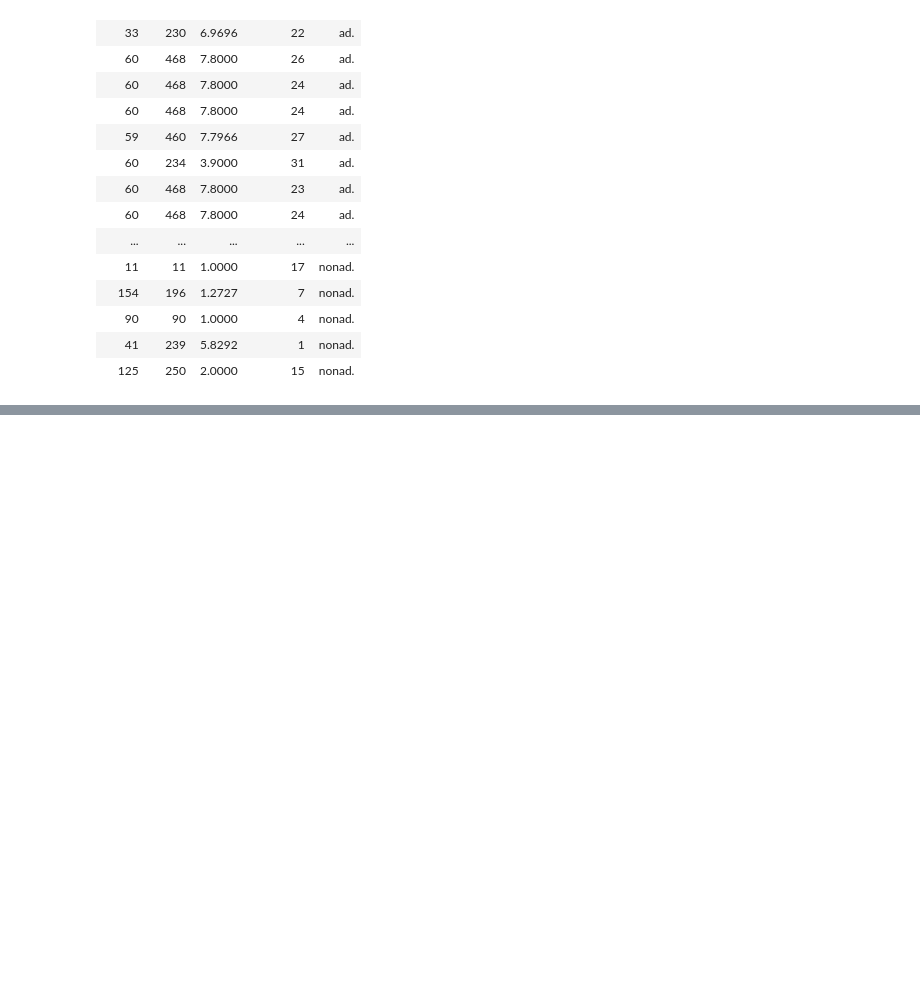
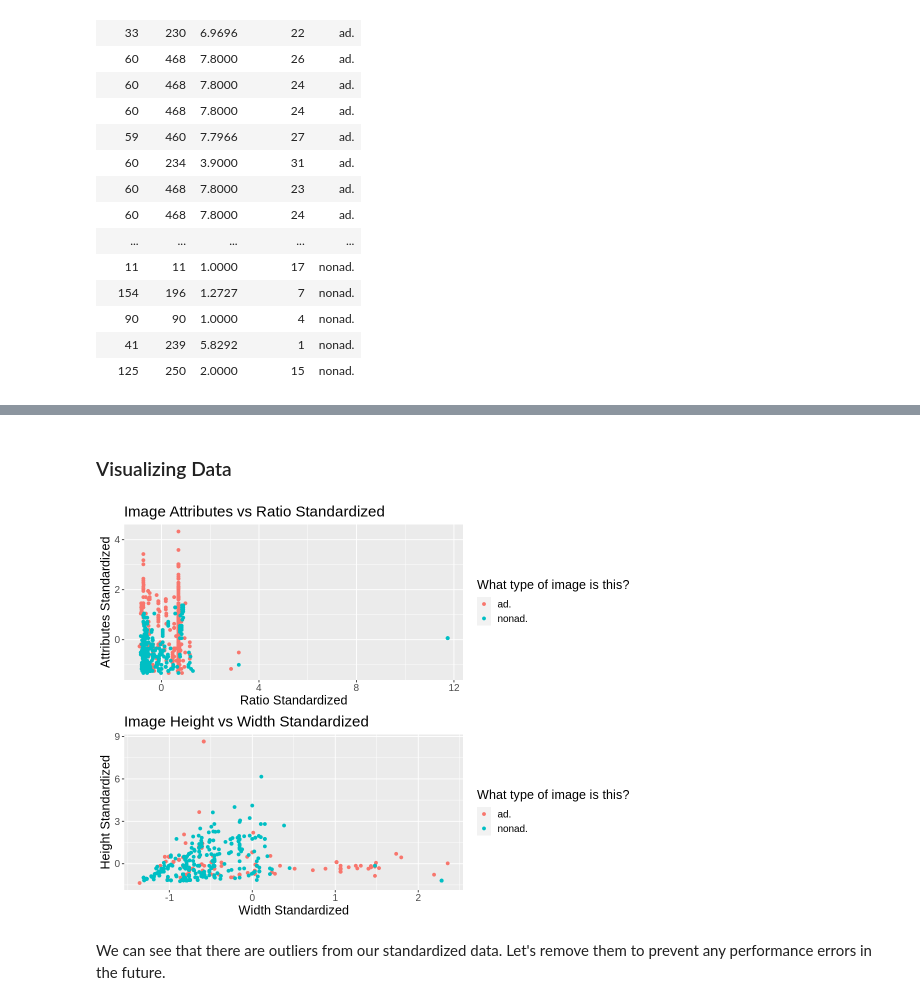
Before and after one commit to msamanthaf/Ad_Classification_DSCI, a Jupyter notebook: Advertisement_Classification.ipynb, the cells around one changed output, grey strips where cells are left out. Drawn from its saved outputs; the diff is of its cells as text; code cells hidden in the pictures; blank space fills up the shorter version.

Commit message:
Completed the rest of the proposal
Added plots, removed outliers from data

```diff
--- a/Advertisement_Classification.ipynb
+++ b/Advertisement_Classification.ipynb
@@ -57,8 +50,7 @@ Our dataset contains too many rows and columns that will take a long time to rea
 import_ad_data <- read_csv("Data/ad.data.csv", col_names = FALSE, col_select = c("X1", "X2", "X3", "X1560", "X1559"), n_max = 1000)
 
 # Rename column names and filter out missing values
-ad_data <- rename(import_ad_data, Height = X1, Width = X2, Ratio = X3, Attributes = X1560, Type = X1559) |>
-           filter(Height != "?" , Width != "?" , Ratio != "?")
+ad_data <- rename(import_ad_data, Height = X1, Width = X2, Ratio = X3, Attributes = X1560, Type = X1559)
 
 glimpse(ad_data)
 # %% [output]
@@ -80 +76,3 @@ $ Type       <chr> "ad.", "ad.", "ad.", "ad.", "ad.", "ad.", "ad.", "ad.", "ad
+# %%
+ad_filtered <- filter(ad_data, Height != "?" , Width != "?" , Ratio != "?")
 # %% [markdown]
@@ -97,5 +95,5 @@ We will set the two distinct image Type as a factor, and convert the columns fro
 # %%
-ad_factored <- ad_data |>
+ad_factored <- ad_filtered |>
                mutate(Height = as.numeric(Height),
                       Width = as.numeric(Width),
                       Ratio = as.numeric(Ratio),
@@ -176,24 +184,32 @@ A tibble: 2 × 3
+# %% [markdown]
+### Visualizing Data
 # %%
-# Plot to see the relationship between ratio and attributes to type
+# Plot to see the relationship between image ratio and attributes to type
 
 options(repr.plot.width = 9, repr.plot.height = 7)
-ad_plot <- ad_data_standardized |>
-           ggplot(aes(x = Ratio, y = Attributes, color = Type)) +
-           geom_point()  +
-           xlab("Ratio Standardized") +
-           ylab("Attributes Standardized") +
-           labs(colour = "What type of image is this?") +
-           theme(text = element_text(size=20))
+ad_plot_ar  <- ad_data_standardized |>
+               ggplot(aes(x = Ratio, y = Attributes, color = Type)) +
+               geom_point()  +
+               xlab("Ratio Standardized") +
+               ylab("Attributes Standardized") +
+               labs(colour = "What type of image is this?") +
+               ggtitle("Image Attributes vs Ratio Standardized")+
+               theme(text = element_text(size=15))
 
-ad_plot
+# Plot to see the relationship between image width and height to type
 
 options(repr.plot.width = 9, repr.plot.height = 7)
-ad_plot2 <- ad_data |>
-           ggplot(aes(x = Ratio, y = Attributes, color = Type)) +
-           geom_point()  +
-           xlab("Ratio") +
-           ylab("Attributes") +
-           labs(colour = "What type of image is this?") +
-           theme(text = element_text(size=20))
+ad_plot_hw  <- ad_data_standardized |>
+               ggplot(aes(x = Width, y = Height, color = Type)) +
+               geom_point()  +
+               xlab("Width Standardized") +
+               ylab("Height Standardized") +
+               labs(colour = "What type of image is this?") +
+               ggtitle("Image Height vs Width Standardized")+
+               theme(text = element_text(size=15))
 
-ad_plot2
+plot_grid(ad_plot_ar, ad_plot_hw, ncol = 1)
+# %% [output]
+[figure, added]
+# %% [markdown]
+We can see that there are outliers from our standardized data. Let's remove them to prevent any performance errors in the future.
```
Also changed, not shown: parts of 32 cells of this notebook.
